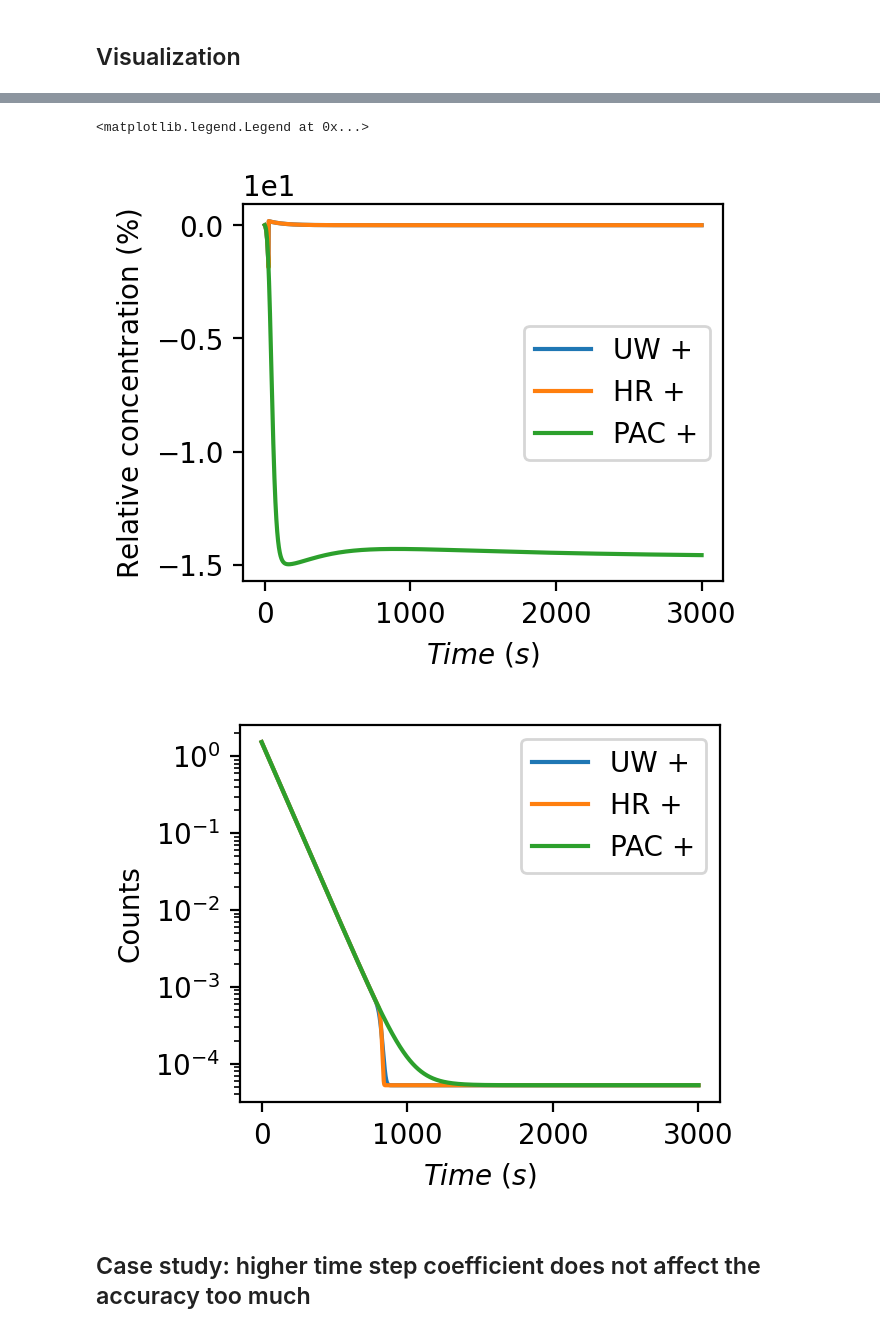
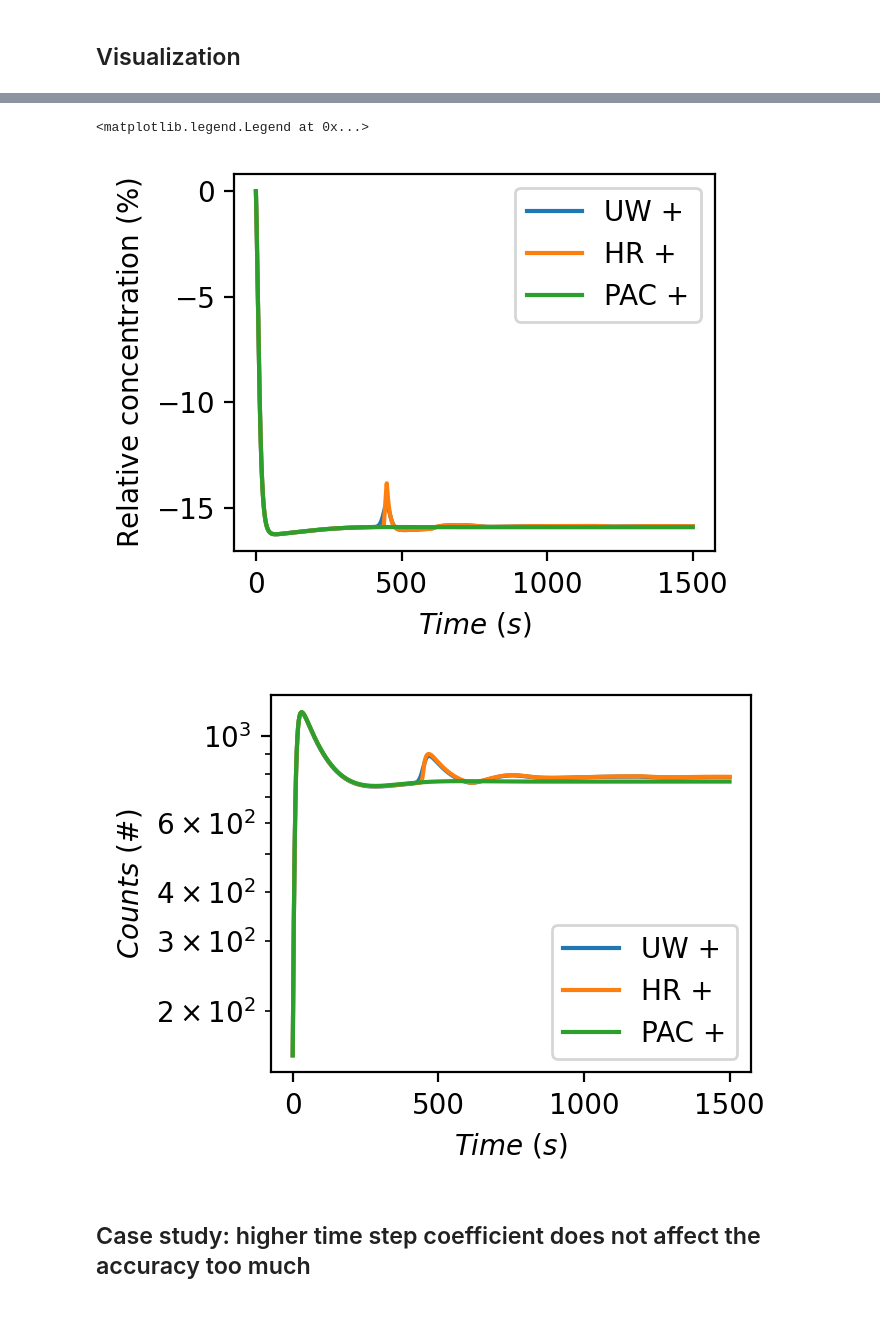
Before and after one commit to wuyuanyi135/Population_array_demonstration_code, a Jupyter notebook: concentration dependent growth continuous.ipynb, the cells around one changed output, grey strips where cells are left out. Drawn from its saved outputs; the diff is of its cells as text; code cells hidden in the pictures.

```diff
--- a/concentration dependent growth continuous.ipynb
+++ b/concentration dependent growth continuous.ipynb
@@ -58,12 +62,11 @@ v_init = trapz(n_init * L_centers ** 3, L_centers)
 # %%
 growth_fcn = hr_grid_forward_step_size_dependent_1d
 residence_time = 100
-t_total = 3000
-T = 25
-time_step_scale = 0.5
+t_total = residence_time * 15
+T = 27
+time_step_scale = 0.2
 
 dt_max = 1
-beta = 0.01
 # %% [markdown]
 # Solving with grid method
 # %%
@@ -261,18 +275,18 @@ K=[[-0.00017893]]
 # %%
 fig, ax = plt.subplots(figsize=(3.1, 2.5), dpi=200)
 
 def make_relative_conc(conc):
     return (conc - conc[0])/conc[0] * 100
 ax.plot(ts_uw, make_relative_conc(cs_uw), label="UW +")
 ax.plot(ts_hr, make_relative_conc(cs_hr), label="HR +")
 ax.plot(pac_pos[0], make_relative_conc(pac_pos[1]), label="PAC +")
 ax.set_xlabel("$Time\ (s)$")
 ax.set_ylabel("Relative concentration $(\%)$")
-ax.ticklabel_format(axis="y", style="sci", scilimits=(-1, 1))
+# ax.ticklabel_format(axis="y", style="sci", scilimits=(-1, 1))
 ax.legend()
 # %% [output]
 <matplotlib.legend.Legend at 0x...>
-[figure, old version]
+[figure, new version]
 # %%
 save_fig(fig, "continuous_relative_concentration_profile")
 # %%
@@ -282,12 +296,12 @@ ax.plot(ts_uw, cnts_uw, label="UW +")
 ax.plot(ts_hr, cnts_hr, label="HR +")
 ax.plot(pac_pos[0], pac_pos[3], label="PAC +")
 ax.set_xlabel("$Time\ (s)$")
-ax.set_ylabel("Counts")
+ax.set_ylabel("$Counts\ (\#)$")
 ax.ticklabel_format(axis="y", style="sci", scilimits=(-1, 1))
 ax.legend()
 ax.set_yscale("log")
 # %% [output]
-[figure, old version]
+[figure, new version]
 # %%
 save_fig(fig, "continuous_counts_profile")
 # %% [markdown]
```
Also changed, not shown: parts of 7 cells of this notebook, 1 other file.
